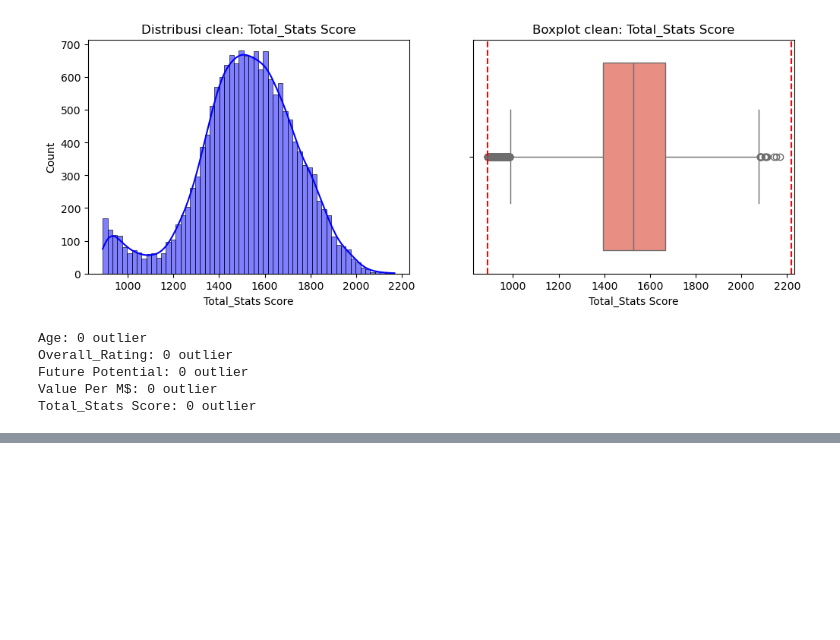
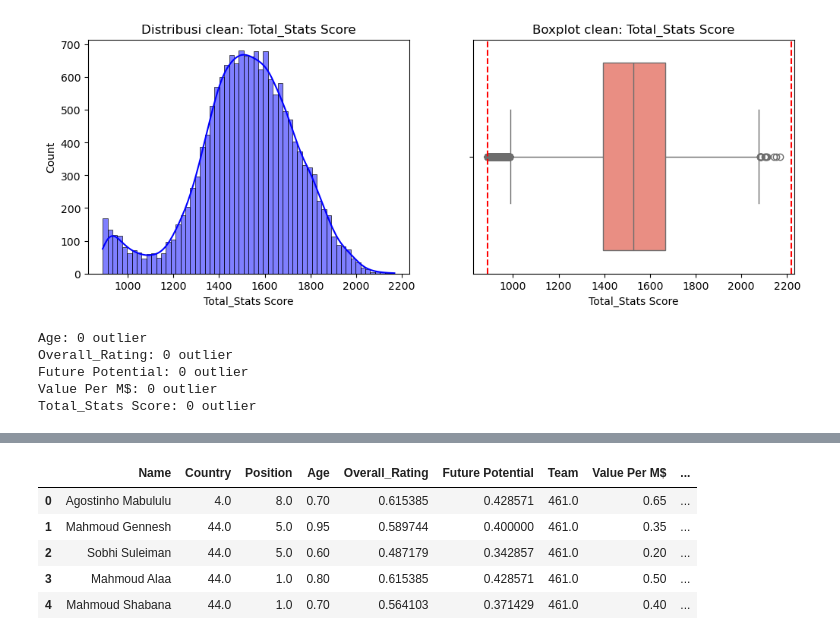
Before and after one commit to HafidzAfrieno/Data-Cleaning-Project, a Jupyter notebook: fifa_player_Skor_cleaning.ipynb, the cells around one changed output, grey strips where cells are left out. Drawn from its saved outputs; the diff is of its cells as text; code cells hidden in the pictures; blank space fills up the shorter version.

```diff
--- a/fifa_player_Skor_cleaning.ipynb
+++ b/fifa_player_Skor_cleaning.ipynb
@@ -165,0 +259,3 @@ Total_Stats Score: 0 outlier
+# %%
+df_normal = df.select_dtypes(include=['int64'])
+df_normal.head(5)
@@ -165,0 +269,12 @@ Total_Stats Score: 0 outlier
+# %%
+scaler = MinMaxScaler()
+normal = scaler.fit_transform(df[df_normal.columns])
+df[df_normal.columns] = normal
+df.head(5)
+# %% [output]
+|  | Name | Country | Position | Age | Overall_Rating | Future Potential | Team | Value Per M$ | ... |
+| 0 | Agostinho Mabululu | 4.0 | 8.0 | 0.70 | 0.615385 | 0.428571 | 461.0 | 0.65 | ... |
+| 1 | Mahmoud Gennesh | 44.0 | 5.0 | 0.95 | 0.589744 | 0.400000 | 461.0 | 0.35 | ... |
+| 2 | Sobhi Suleiman | 44.0 | 5.0 | 0.60 | 0.487179 | 0.342857 | 461.0 | 0.20 | ... |
+| 3 | Mahmoud Alaa | 44.0 | 1.0 | 0.80 | 0.615385 | 0.428571 | 461.0 | 0.50 | ... |
+| 4 | Mahmoud Shabana | 44.0 | 1.0 | 0.70 | 0.564103 | 0.371429 | 461.0 | 0.40 | ... |
```
Also changed, not shown: parts of 11 cells of this notebook.
